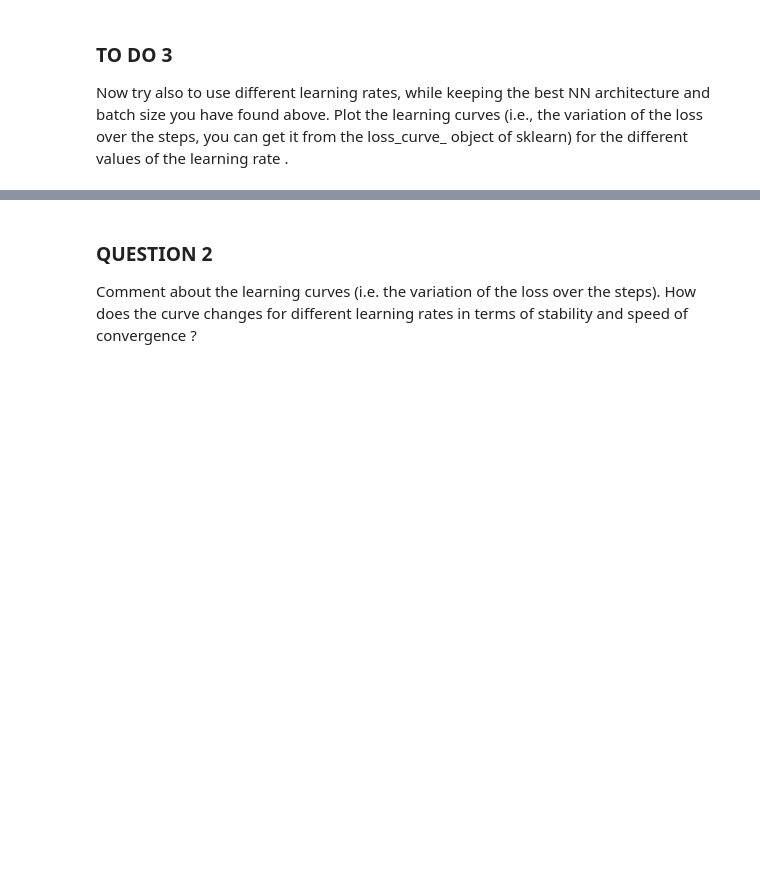
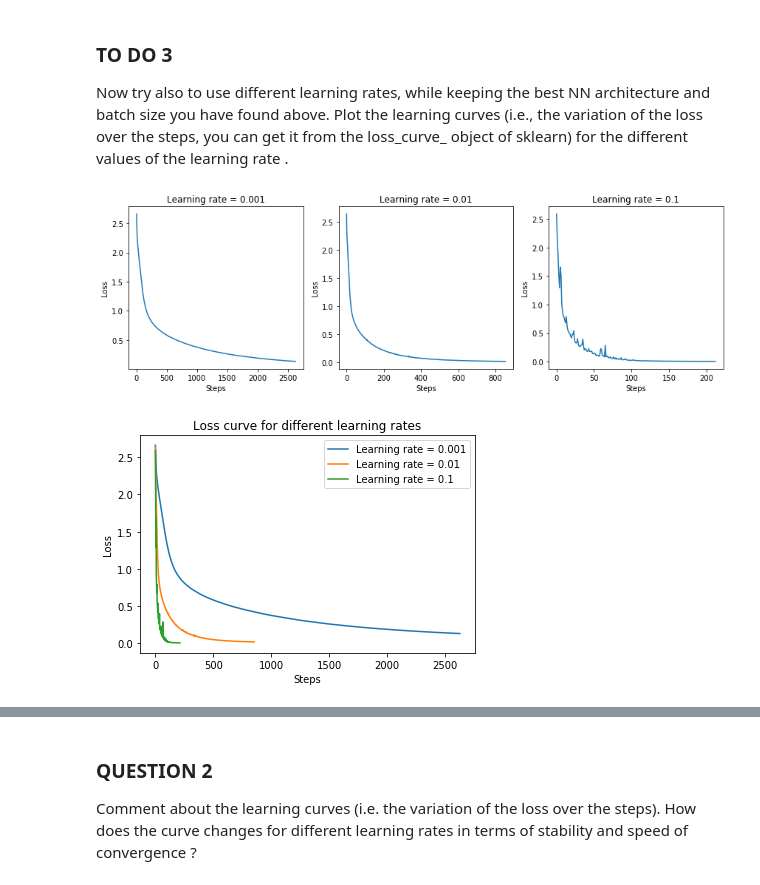
Before and after one commit to andrybicio/ML, a Jupyter notebook: LAB3/ANDREA_NICOLAI_Clothes_classification_with_NN.ipynb, the cells around one changed output, grey strips where cells are left out. Cells and saved outputs as stored; diff of their text form; code cells hidden in the pictures; blank space fills up the shorter version.

```diff
--- a/LAB3/ANDREA_NICOLAI_Clothes_classification_with_NN.ipynb
+++ b/LAB3/ANDREA_NICOLAI_Clothes_classification_with_NN.ipynb
@@ -169,0 +214,11 @@ print("\nAll scores on the grid:")
+# %%
+print ('RESULTS FOR NN\n')
+
+print("Best parameters set found:",  kf_classif.best_params_ )
+best_batch_size =  kf_classif.best_params_.get('batch_size')
+print("Score with best parameters:", kf_classif.best_score_)
+print("\nAll scores on the grid:")
+scores = pd.DataFrame(kf_classif.cv_results_)[['rank_test_score','param_batch_size','mean_test_score',
+                                               'std_test_score', 'mean_fit_time','std_fit_time',
+                                               'mean_score_time','std_score_time']]
+scores.sort_values('rank_test_score')
@@ -196,0 +246,36 @@ print("Score with best parameters:")
+# %%
+import matplotlib.pyplot as plt
+
+lr_list = [10**exp for exp in range(-3,0)]
+loss_curves = []
+
+fig = plt.figure(figsize=(12,4))
+
+for lr, index in zip(lr_list, range(3)):
+    mlp_lr = MLPClassifier(max_iter= 10000, alpha=1e-4, solver='sgd',
+                         hidden_layer_sizes = best_hidd_lay_size,
+                         batch_size = best_batch_size,
+                         tol=1e-4, random_state=ID,
+                         learning_rate_init = lr)
+    mlp_lr.fit(X_train, y_train)
+    ax = fig.add_subplot(1,3,index+1)
+    ax.set_title("Learning rate = "+str(lr))
+    ax.set_xlabel("Steps")
+    ax.set_ylabel("Loss")
+    ax.plot(mlp_lr.loss_curve_)
+    loss_curves.append(mlp_lr.loss_curve_)
+
+plt.tight_layout()
+plt.show()
+
+for lr, loss_c in zip(lr_list, loss_curves):
+    plt.plot(loss_c, label = "Learning rate = "+str(lr))
+
+plt.title("Loss curve for different learning rates")
+plt.xlabel("Steps")
+plt.ylabel("Loss")
+plt.legend()
+plt.show()
+# %% [output]
+[figure, added]
+[figure, added]
```
Also changed, not shown: parts of 18 cells of this notebook.
